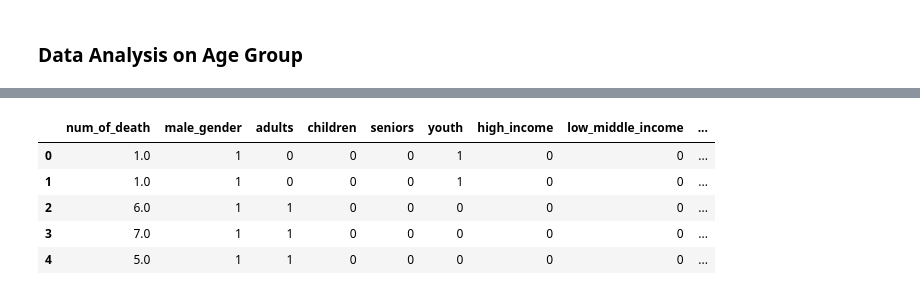
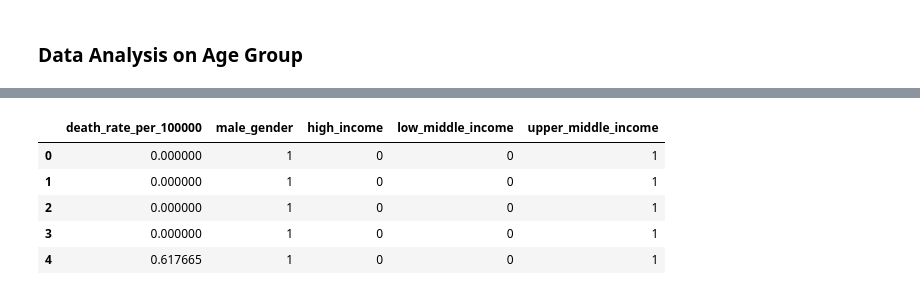
Before and after one commit to abccastro/House-Price-Prediction-using-Polynomial-Regression, a Jupyter notebook: Project/AML2203/Mid-term Project/Group 7 (Mid-term Project) - By Income Grouping and Sex.ipynb, the cells around one changed output, grey strips where cells are left out. Cells and saved outputs as stored; diff of their text form; code cells hidden in the pictures.

```diff
--- a/Project/AML2203/Mid-term Project/Group 7 (Mid-term Project) - By Income Grouping and Sex.ipynb
+++ b/Project/AML2203/Mid-term Project/Group 7 (Mid-term Project) - By Income Grouping and Sex.ipynb
@@ -293,27 +332,28 @@ memory usage: 8.1+ MB
 # %%
 # Convert income grouping to dummy variables
 income_grouping_df = pd.get_dummies(ihd_with_ig_df['income_grouping'])
 income_grouping_df.columns = ['high_income', 'low_middle_income', 'upper_middle_income']
 
 # Convert sex to dummy variables
 male_gender_df = pd.get_dummies(ihd_with_ig_df['sex'], drop_first=True)
 male_gender_df.columns = ['male_gender']
 
 # Convert age grouping to dummy variables
 age_grouping_df = pd.get_dummies(ihd_with_ig_df['age_group'])
 age_grouping_df.columns = ['adults', 'children', 'seniors', 'youth']
 
 # Drop sex, age grouping and income grouping, and other unnecessary columns
 ihd_with_ig_df_dummy = ihd_with_ig_df.copy()
-ihd_with_ig_df_dummy.drop(['country_code', 'country_name', 'sex', 'income_grouping', 'year', 'age_group', 'death_rate_per_100000'], axis=1, inplace=True)
+ihd_with_ig_df_dummy.drop(['country_code', 'country_name', 'sex', 'income_grouping', 'year', 'age_group', 'num_of_death'], axis=1, inplace=True)
 
 # Add the dummy columns
-ihd_with_ig_df_dummy = pd.concat([ihd_with_ig_df_dummy, male_gender_df, age_grouping_df, income_grouping_df], axis=1, verify_integrity=True)
+# ihd_with_ig_df_dummy = pd.concat([ihd_with_ig_df_dummy, male_gender_df, age_grouping_df, income_grouping_df], axis=1, verify_integrity=True)
+ihd_with_ig_df_dummy = pd.concat([ihd_with_ig_df_dummy, male_gender_df, income_grouping_df], axis=1, verify_integrity=True)
 ihd_with_ig_df_dummy.head(5)
 # %% [output]
-|  | num_of_death | male_gender | adults | children | seniors | youth | high_income | low_middle_income | ... |
-| 0 | 1.0 | 1 | 0 | 0 | 0 | 1 | 0 | 0 | ... |
-| 1 | 1.0 | 1 | 0 | 0 | 0 | 1 | 0 | 0 | ... |
-| 2 | 6.0 | 1 | 1 | 0 | 0 | 0 | 0 | 0 | ... |
-| 3 | 7.0 | 1 | 1 | 0 | 0 | 0 | 0 | 0 | ... |
-| 4 | 5.0 | 1 | 1 | 0 | 0 | 0 | 0 | 0 | ... |
+|  | death_rate_per_100000 | male_gender | high_income | low_middle_income | upper_middle_income |
+| 0 | 0.000000 | 1 | 0 | 0 | 1 |
+| 1 | 0.000000 | 1 | 0 | 0 | 1 |
+| 2 | 0.000000 | 1 | 0 | 0 | 1 |
+| 3 | 0.000000 | 1 | 0 | 0 | 1 |
+| 4 | 0.617665 | 1 | 0 | 0 | 1 |
```
Also changed, not shown: parts of 35 cells of this notebook.
